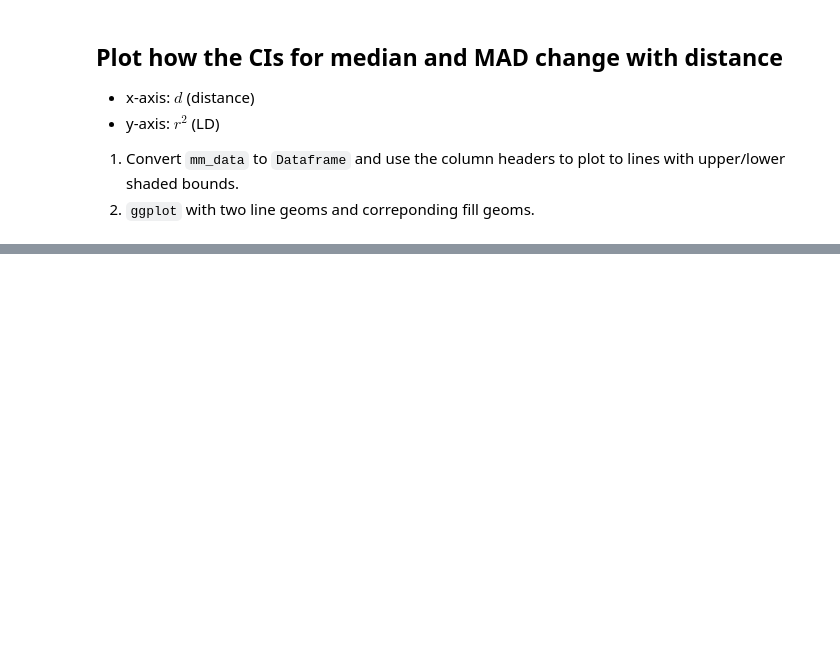
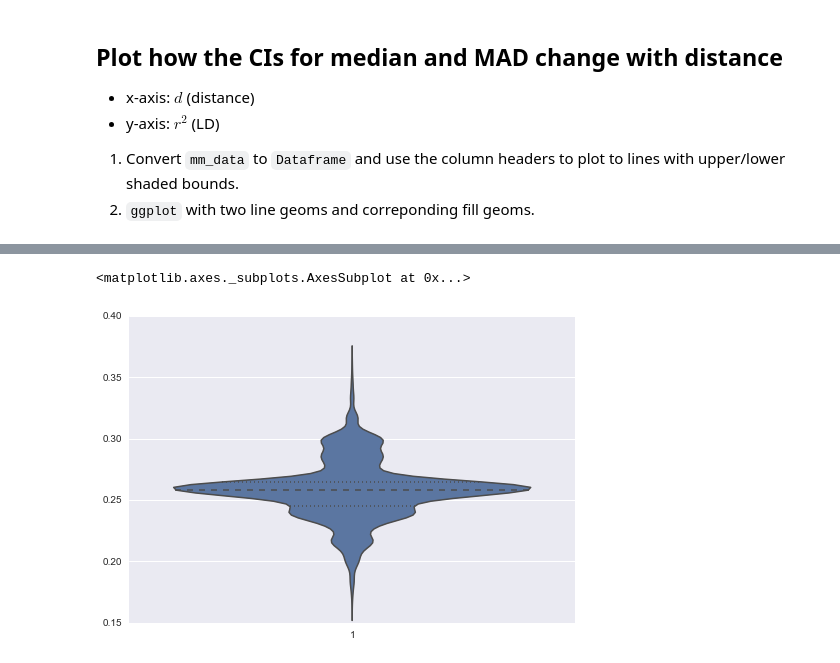
Before and after one commit to xguse/ipy_notebooks, a Jupyter notebook: YALE/ddrad58/2015-02-05_MAD_idea.ipynb, the cells around one changed output, grey strips where cells are left out. Drawn from its saved outputs; the diff is of its cells as text; code cells hidden in the pictures; blank space fills up the shorter version.

```diff
--- a/YALE/ddrad58/2015-02-05_MAD_idea.ipynb
+++ b/YALE/ddrad58/2015-02-05_MAD_idea.ipynb
@@ -149,14 +154,21 @@ gp.ggplot(gp.aes(x='d', y='window_members', ymin=0, ymax='window_members'), data
 # def get_bootstrap_population(X, n=None):
 #     pass
 
-def bootstrap(data, num_samples, statistic, alpha):
-    """Returns bootstrap estimate of 100.0*(1-alpha) CI for statistic."""
-    n = len(data)
-    idx = np.random.randint(0, n, (num_samples, n))
-    samples = data[idx]
-    stat = np.sort(statistic(samples, 1))
-    return (stat[int((alpha/2.0)*num_samples)],
-            stat[int((1-alpha/2.0)*num_samples)])
+def bootstrap_resample(data, num_samples, sample_size=None):
+    """Returns bootstrap resample distributions."""
+    if sample_size is None:
+        sample_size = len(data)
+    else:
+        assert isinstance(sample_size,int)
+
+
+    samples = []
+
+    for x in range(num_samples):
+        samples.append(np.random.choice(data, size=sample_size))
+    return samples
+# %%
+distance_list = [1,5,10,50,100,500,1000,5000,10000]
 # %%
-snp_groups_by_distance = get_snps_grouped_by_distances(df=ld, ds=[1,10,100,1000,10000,100000], win=1)
+snp_groups_by_distance = get_snps_grouped_by_distances(df=ld, ds=distance_list, win=1)
 # %%
@@ -287,0 +316,3 @@ bs.
+# %%
+d1 = snp_groups_by_distance[1]
+d1.head()
@@ -287,0 +369,5 @@ bs.
+# %%
+sns.violinplot(sm.robust.mad(bootstrap_resample(d1.R2,10000),1))
+# %% [output]
+<matplotlib.axes._subplots.AxesSubplot at 0x...>
+[figure, added]
```
Also changed, not shown: parts of 44 cells of this notebook.
